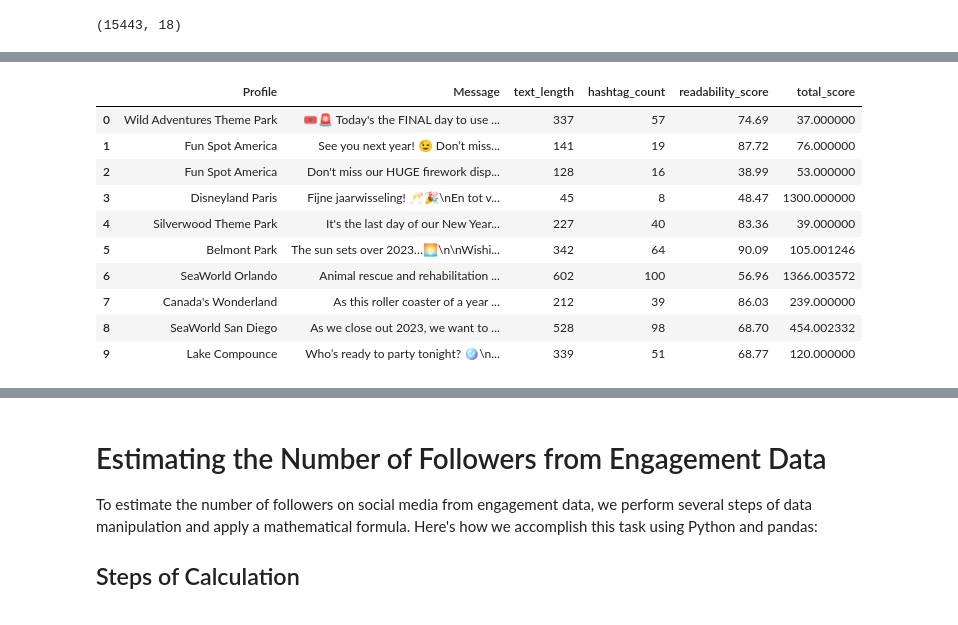
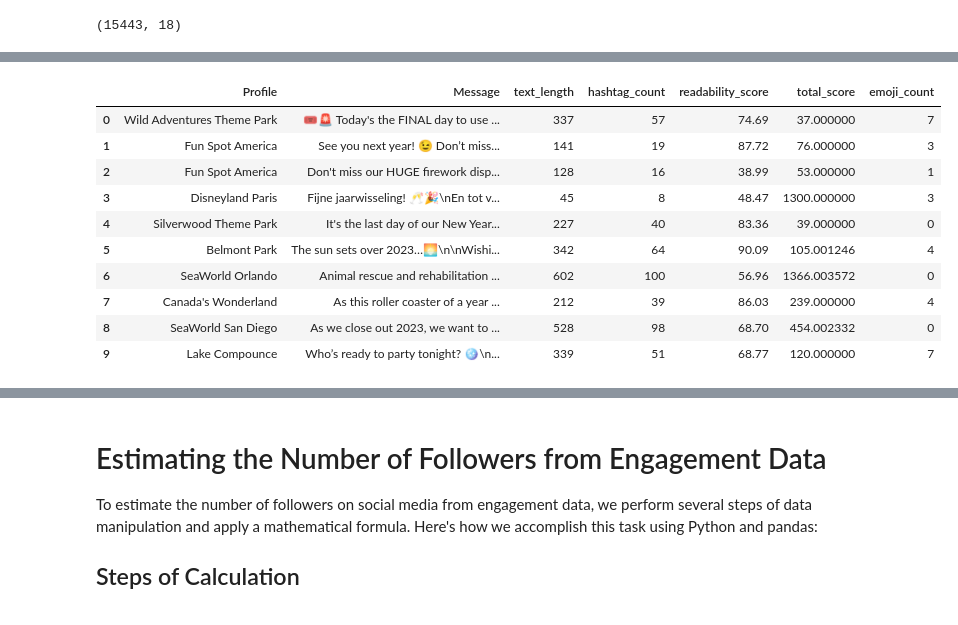
Before and after one commit to alvaarro/DigitalMarketingStrategy, a Jupyter notebook: test_features.ipynb, the cells around one changed output, grey strips where cells are left out. Saved outputs shown, nothing was run; the diff lists cells and outputs as text; code cells hidden in the pictures.

```diff
--- a/test_features.ipynb
+++ b/test_features.ipynb
@@ -8,7 +10,8 @@ import textstat
 # %%
 # Define the base path to your CSV files
-#base_path = '/Users/sandervanduin/Desktop/HVA weekly /Digitial Marketing Strategy/DMSteam9'
-base_path = '/Users/owenalberts/Desktop/Master Digital Driven Business/Digital marketing strategy/DMSteam9'
+
+base_path = '/Users/sandervanduin/Desktop/HVA weekly /Digitial Marketing Strategy/DMSteam9'
+#base_path = '/Users/owenalberts/Desktop/Master Digital Driven Business/Digital marketing strategy/DMSteam9'
 #base_path = '/Users/alvarocairo/Desktop/DMS/VScode DMS'
 
 # Explicitly load each CSV file into its own DataFrame
@@ -68,33 +71,41 @@ merged_df.head(5)
 # %%
 #  the distribution of the text length
 #  the distribution of the hastags
 #  the distribution of the readability of the message
 
 
 # Count the number of characters in each message
 merged_df['text_length'] = merged_df['Message'].apply(len)
 
 
 # Count the number of hashtags in each message
 merged_df['hashtag_count'] = merged_df['Message'].apply(lambda x: len(x.split()))
 
 
 # What does the readability score mean?
 # The Flesch Reading Ease formula will output a number from 0 to 100 - a higher score indicates easier readability.
 merged_df['readability_score'] = merged_df['Message'].apply(textstat.flesch_reading_ease)
 
 
+# Function to count the number of emojis in each post
+def count_emojis(text):
+    # Using the emoji library to count all emoji characters in the text
+    return emoji.emoji_count(text)
+# Apply the function to count emojis
+merged_df['emoji_count'] = merged_df['Message'].apply(count_emojis)
+
+
 # Print the first few rows of the DataFrame
-merged_df[['Profile', 'Message', 'text_length', 'hashtag_count', 'readability_score', 'total_score']].head(10)
+merged_df[['Profile', 'Message', 'text_length', 'hashtag_count', 'readability_score', 'total_score', 'emoji_count']].head(10)
 # %% [output]
-|  | Profile | Message | text_length | hashtag_count | readability_score | total_score |
-| 0 | Wild Adventures Theme Park | 🎟️🚨 Today's the FINAL day to use ... | 337 | 57 | 74.69 | 37.000000 |
-| 1 | Fun Spot America | See you next year! 😉 Don’t miss... | 141 | 19 | 87.72 | 76.000000 |
-| 2 | Fun Spot America | Don't miss our HUGE firework disp... | 128 | 16 | 38.99 | 53.000000 |
-| 3 | Disneyland Paris | Fijne jaarwisseling! 🥂🎉\nEn tot v... | 45 | 8 | 48.47 | 1300.000000 |
-| 4 | Silverwood Theme Park | It's the last day of our New Year... | 227 | 40 | 83.36 | 39.000000 |
-| 5 | Belmont Park | The sun sets over 2023…🌅\n\nWishi... | 342 | 64 | 90.09 | 105.001246 |
-| 6 | SeaWorld Orlando | Animal rescue and rehabilitation ... | 602 | 100 | 56.96 | 1366.003572 |
-| 7 | Canada's Wonderland | As this roller coaster of a year ... | 212 | 39 | 86.03 | 239.000000 |
-| 8 | SeaWorld San Diego | As we close out 2023, we want to ... | 528 | 98 | 68.70 | 454.002332 |
-| 9 | Lake Compounce | Who’s ready to party tonight? 🪩\n... | 339 | 51 | 68.77 | 120.000000 |
+|  | Profile | Message | text_length | hashtag_count | readability_score | total_score | emoji_count |
+| 0 | Wild Adventures Theme Park | 🎟️🚨 Today's the FINAL day to use ... | 337 | 57 | 74.69 | 37.000000 | 7 |
+| 1 | Fun Spot America | See you next year! 😉 Don’t miss... | 141 | 19 | 87.72 | 76.000000 | 3 |
+| 2 | Fun Spot America | Don't miss our HUGE firework disp... | 128 | 16 | 38.99 | 53.000000 | 1 |
+| 3 | Disneyland Paris | Fijne jaarwisseling! 🥂🎉\nEn tot v... | 45 | 8 | 48.47 | 1300.000000 | 3 |
+| 4 | Silverwood Theme Park | It's the last day of our New Year... | 227 | 40 | 83.36 | 39.000000 | 0 |
+| 5 | Belmont Park | The sun sets over 2023…🌅\n\nWishi... | 342 | 64 | 90.09 | 105.001246 | 4 |
+| 6 | SeaWorld Orlando | Animal rescue and rehabilitation ... | 602 | 100 | 56.96 | 1366.003572 | 0 |
+| 7 | Canada's Wonderland | As this roller coaster of a year ... | 212 | 39 | 86.03 | 239.000000 | 4 |
+| 8 | SeaWorld San Diego | As we close out 2023, we want to ... | 528 | 98 | 68.70 | 454.002332 | 0 |
+| 9 | Lake Compounce | Who’s ready to party tonight? 🪩\n... | 339 | 51 | 68.77 | 120.000000 | 7 |
```
Also changed, not shown: parts of 2 cells of this notebook, 1 other file.
